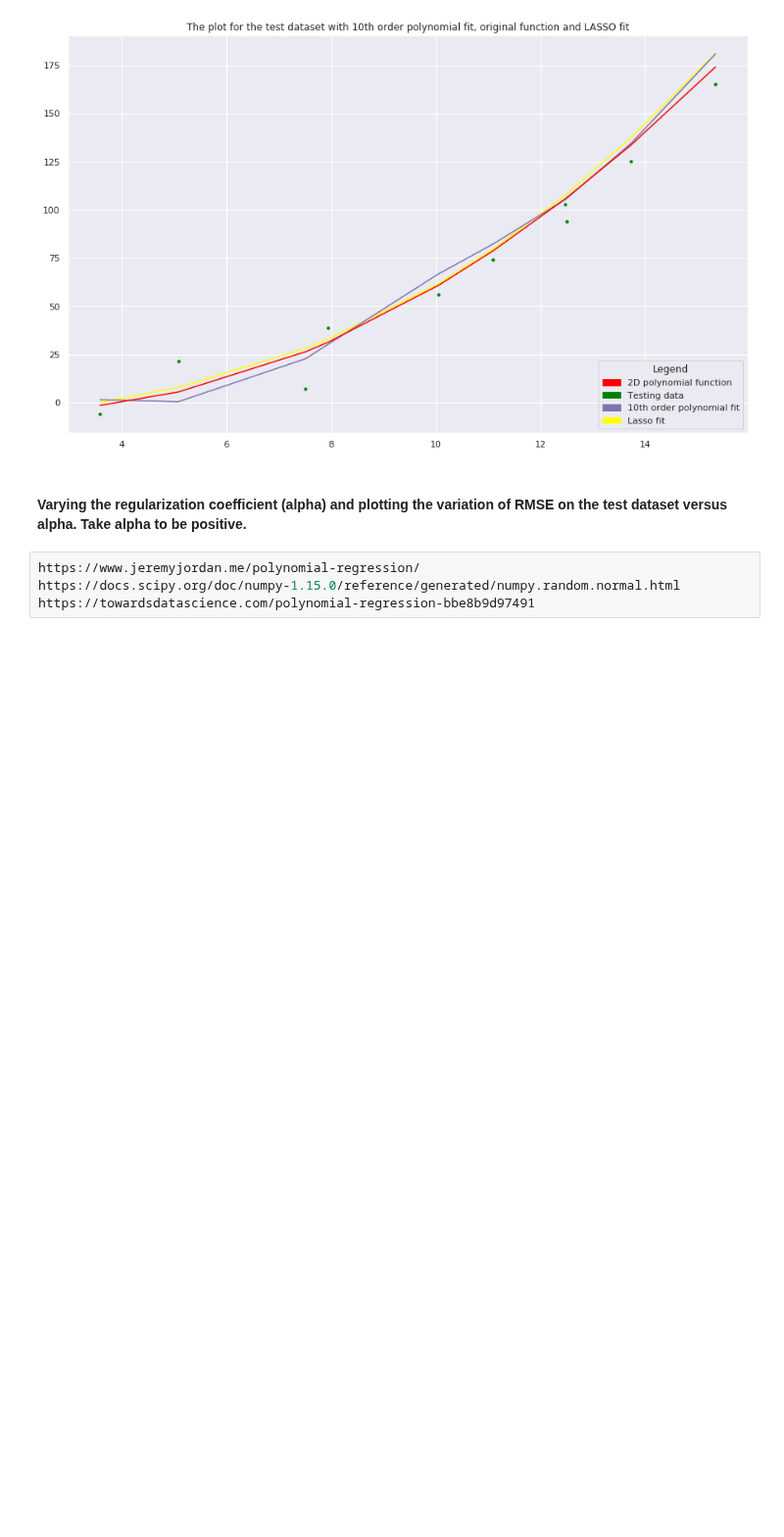
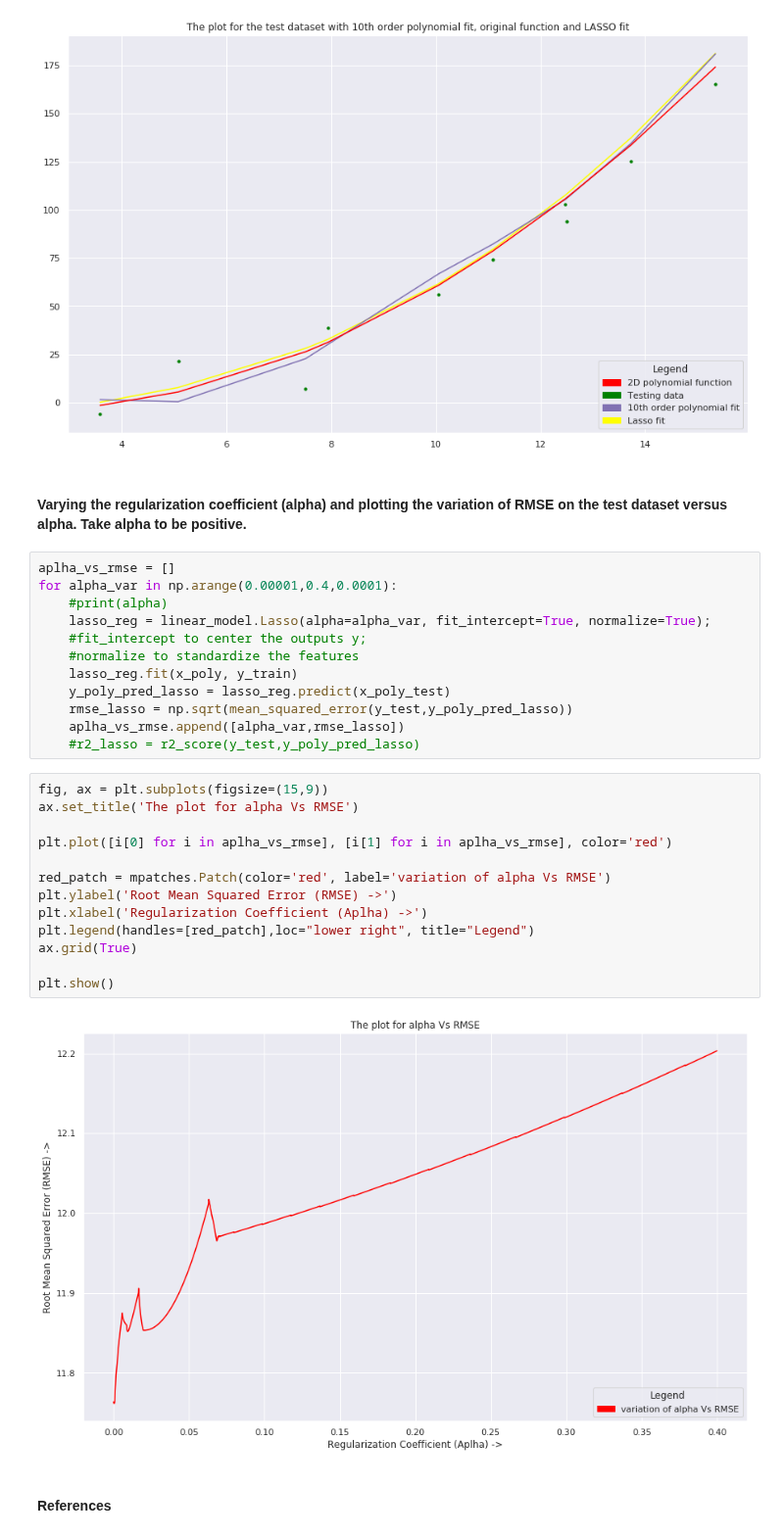
Before and after one commit to Jimut123/rkmveri-labs, a Jupyter notebook: MachineLearning/PolynomialRegressionLASSO-3.ipynb, the cells around one changed output. Shown at 98% size. Saved outputs shown, nothing was run; the diff lists cells and outputs as text; blank space fills up the shorter version.

Commit message:
lasso regression assignment done

```diff
--- a/MachineLearning/PolynomialRegressionLASSO-3.ipynb
+++ b/MachineLearning/PolynomialRegressionLASSO-3.ipynb
@@ -206,7 +219,32 @@ R2 score :  0.9486533938436397
 [figure]
 # %% [markdown]
 #### Varying the regularization coefficient (alpha) and plotting the variation of RMSE on the test dataset versus alpha. Take alpha to be positive.
-# %%
-https://www.jeremyjordan.me/polynomial-regression/
-https://docs.scipy.org/doc/numpy-1.15.0/reference/generated/numpy.random.normal.html
-https://towardsdatascience.com/polynomial-regression-bbe8b9d97491
+# %%
+aplha_vs_rmse = []
+for alpha_var in np.arange(0.00001,0.4,0.0001):
+    #print(alpha)
+    lasso_reg = linear_model.Lasso(alpha=alpha_var, fit_intercept=True, normalize=True);
+    #fit_intercept to center the outputs y;
+    #normalize to standardize the features
+    lasso_reg.fit(x_poly, y_train)
+    y_poly_pred_lasso = lasso_reg.predict(x_poly_test)
+    rmse_lasso = np.sqrt(mean_squared_error(y_test,y_poly_pred_lasso))
+    aplha_vs_rmse.append([alpha_var,rmse_lasso])
+    #r2_lasso = r2_score(y_test,y_poly_pred_lasso)
+# %%
+fig, ax = plt.subplots(figsize=(15,9))
+ax.set_title('The plot for alpha Vs RMSE')
+
+plt.plot([i[0] for i in aplha_vs_rmse], [i[1] for i in aplha_vs_rmse], color='red')
+
+red_patch = mpatches.Patch(color='red', label='variation of alpha Vs RMSE')
+plt.ylabel('Root Mean Squared Error (RMSE) ->')
+plt.xlabel('Regularization Coefficient (Aplha) ->')
+plt.legend(handles=[red_patch],loc="lower right", title="Legend")
+ax.grid(True)
+
+plt.show()
+# %% [output]
+[figure, added]
+# %% [markdown]
+#### References
```
Also changed, not shown: parts of 10 cells of this notebook.
